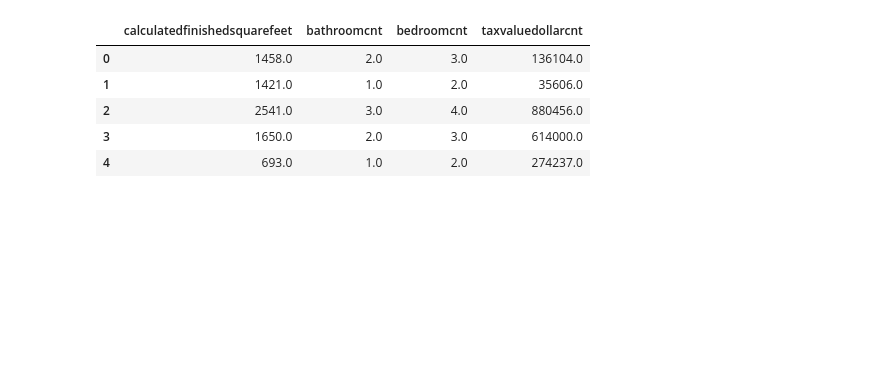
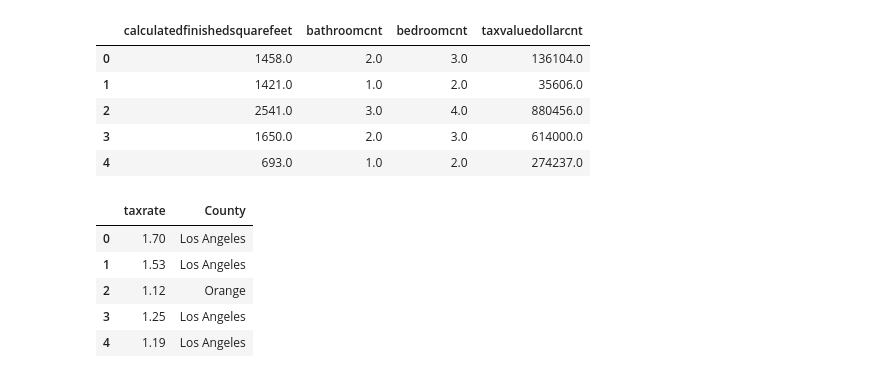
Before and after one commit to Estimating-Home-Value/Predicting-Tax-Assessed-Home-Values, a Jupyter notebook: scratchpad_adam.ipynb, the cells around one changed output. Saved outputs shown, nothing was run; the diff lists cells and outputs as text; code cells hidden in the pictures; blank space fills up the shorter version.

```diff
--- a/scratchpad_adam.ipynb
+++ b/scratchpad_adam.ipynb
@@ -36,0 +58,10 @@ df.head()
+# %%
+df = acquire_cache_tax_data()
+df.head()
+# %% [output]
+|  | taxrate | County |
+| 0 | 1.70 | Los Angeles |
+| 1 | 1.53 | Los Angeles |
+| 2 | 1.12 | Orange |
+| 3 | 1.25 | Los Angeles |
+| 4 | 1.19 | Los Angeles |
```
Also changed, not shown: parts of 8 cells of this notebook.
